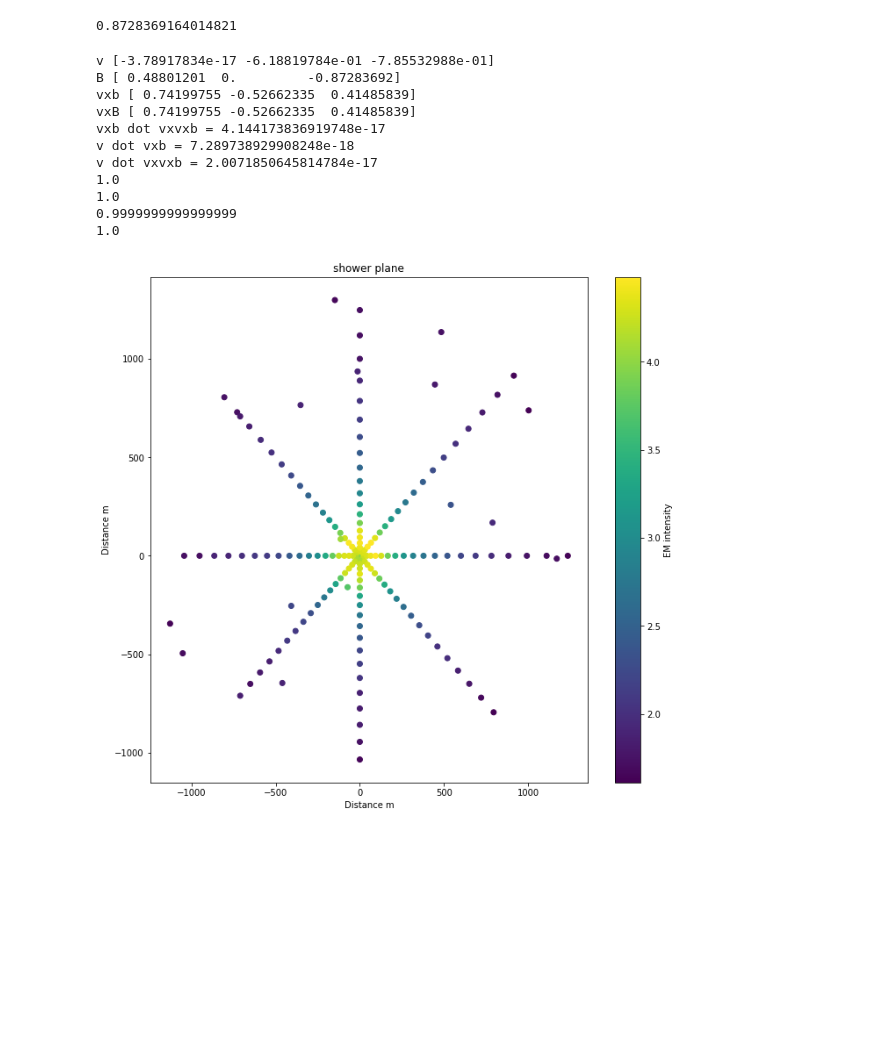
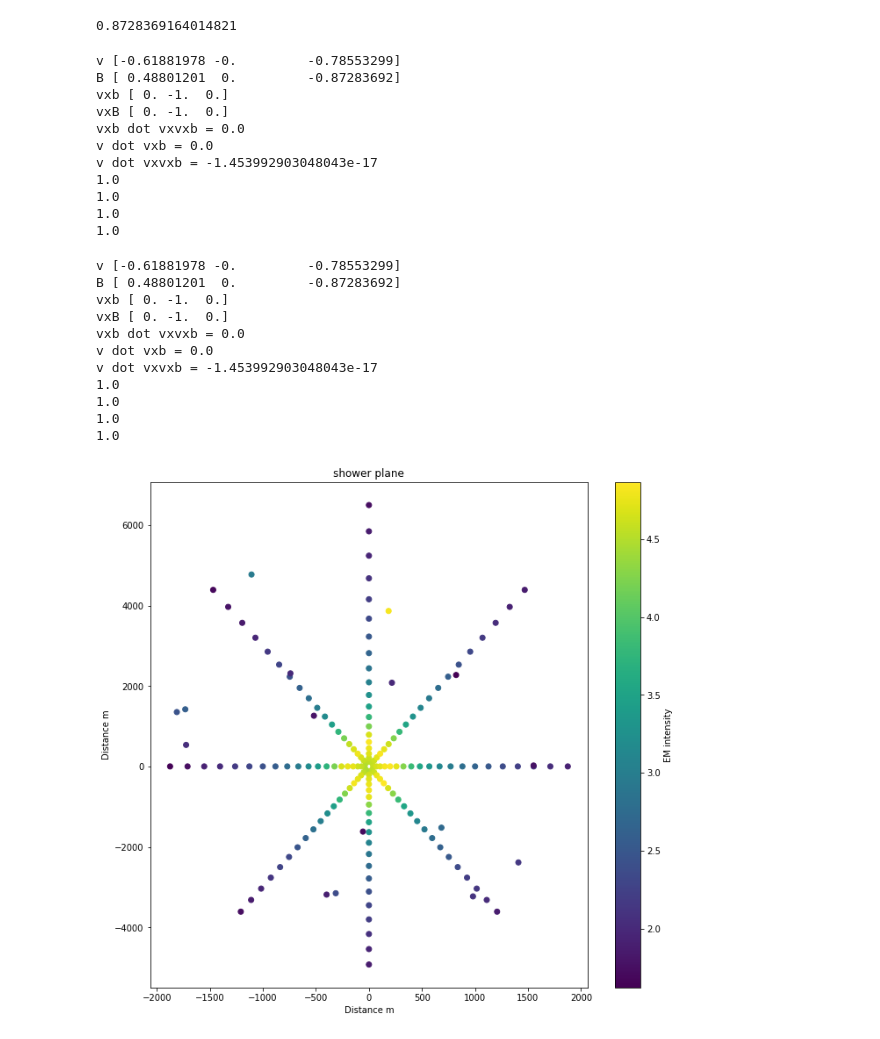
Before and after one commit to abwembya/D2Splane2, a Jupyter notebook: shower_plane.ipynb, the cells around one changed output. Drawn from its saved outputs; the diff is of its cells as text; code cells hidden in the pictures; blank space fills up the shorter version.

```diff
--- a/shower_plane.ipynb
+++ b/shower_plane.ipynb
@@ -111,7 +111,7 @@ class REvent:
 # %%
 import numpy as np
 import matplotlib.pyplot as plt
-file='Stshp_Proton_3.98_38.2_90.0_22.hdf5'
+file='/home/anthony/Documents/Stshp_Iron_0.0251_74.8_0.0_25.hdf5'
 
 ev = REvent(file)
 x = np.asanyarray([a.x for a in ev.antennas])
@@ -157,30 +157,30 @@ def vxvxb(zenith,azimuth,Binc):
     print('v dot vxvxb =',np.dot(vxvxB,v))
     print(np.sqrt(v.dot(v)))
     print(np.sqrt(B.dot(B)))
-    print(np.linalg.norm(vxB))
-    print(np.linalg.norm(vxvxB))
+    print(np.sqrt(vxB.dot(vxB)))
+    print(np.sqrt(vxvxB.dot(vxvxB)))
 
 
 
 vxvxb(ev.zenith,ev.azimuth,ev.Binc)
 # %% [output]
-v [-3.78917834e-17 -6.18819784e-01 -7.85532988e-01]
+v [-0.61881978 -0.         -0.78553299]
 B [ 0.48801201  0.         -0.87283692]
-vxb [ 0.74199755 -0.52662335  0.41485839]
-vxB [ 0.74199755 -0.52662335  0.41485839]
-vxb dot vxvxb = 4.144173836919748e-17
-v dot vxb = 7.289738929908248e-18
-v dot vxvxb = 2.0071850645814784e-17
+vxb [ 0. -1.  0.]
+vxB [ 0. -1.  0.]
+vxb dot vxvxb = 0.0
+v dot vxb = 0.0
+v dot vxvxb = -1.453992903048043e-17
 1.0
 1.0
-0.9999999999999999
 1.0
+1.0
 # %%
 
-filename = 'Stshp_Proton_3.98_38.2_90.0_22'
-# The test file, to be read
-events = filename+".hdf5"
-file = h5py.File(events, 'r')  # Opening a HDF5-file, for reading only
+path = "/home/anthony/Documents/"
+filename = 'Stshp_Iron_0.0251_74.8_0.0_25'
+events = path+filename+".hdf5"
+file = h5py.File(events, 'r') # Opening a HDF5-file, for reading only
 
 '''  v b vxb vvb '''
 zenith= np.deg2rad(ev.zenith)
@@ -190,32 +190,53 @@ v = np.array([-np.sin(zenith)*np.cos(azimuth),-np.sin(zenith)*np.sin(azimuth),-n
 # in the direction opp to the shower axis
 B = np.array([np.cos(Binc),0,-np.sin(Binc)])
 vxB=np.cross(v,B)/np.linalg.norm(np.cross(v,B))
 vxvxB=np.cross(v,vxB)/np.linalg.norm(np.cross(v,vxB))
-
+print('v',v)
+print('B',B)
+print('vxb',vxB)
+print('vxB',np.cross(vxvxB,v))
+print('vxb dot vxvxb =',np.dot(vxB,vxvxB))
+print('v dot vxb =',np.dot(v,vxB))
+print('v dot vxvxb =',np.dot(vxvxB,v))
+print(np.sqrt(v.dot(v)))
+print(np.sqrt(B.dot(B)))
+print(np.linalg.norm(vxB))
+print(np.linalg.norm(vxvxB))
 
 ''' detector plane antenna coordinates '''
 proton_data = file[filename]
 primary_direction = file['RunInfo']['Zenith'][0], file['RunInfo']['Azimuth'][0]
 antenna_info = proton_data['AntennaInfo']
 coords = np.zeros((3, len(antenna_info)))
 coords[0] = antenna_info['X']
 coords[1] = antenna_info['Y']
 coords[2] = antenna_info['Z']-1086
 
 ''' det 2 showerplane tranformation v, (vxB), (vx(vxB)) '''
 showercoords = np.zeros((3, len(antenna_info)))
 showercoords[0] = vxB[0]*coords[0] + vxB[1]*coords[1] + vxB[2]*coords[2]
 showercoords[1] = vxvxB[0]*coords[0] + vxvxB[1]*coords[1] + vxvxB[2]*coords[2]
 showercoords[2] = v[0]*coords[0] + v[1]*coords[1] + v[2]*coords[2]
 
 
 fig = plt.figure()
 plt.scatter(showercoords[0],showercoords[1] ,c=lmaxVals[cut],alpha=1)
 plt.colorbar(label="EM intensity")
 plt.title("shower plane")
 plt.xlabel("Distance m")
 plt.ylabel("Distance m")
 plt.tight_layout()
 fig.set_size_inches(10.5, 10.5)
 # %% [output]
+v [-0.61881978 -0.         -0.78553299]
+B [ 0.48801201  0.         -0.87283692]
+vxb [ 0. -1.  0.]
+vxB [ 0. -1.  0.]
+vxb dot vxvxb = 0.0
+v dot vxb = 0.0
+v dot vxvxb = -1.453992903048043e-17
+1.0
+1.0
+1.0
+1.0
-[figure, old version]
+[figure, new version]
```
Also changed, not shown: parts of 1 cell of this notebook, 1 other file.
